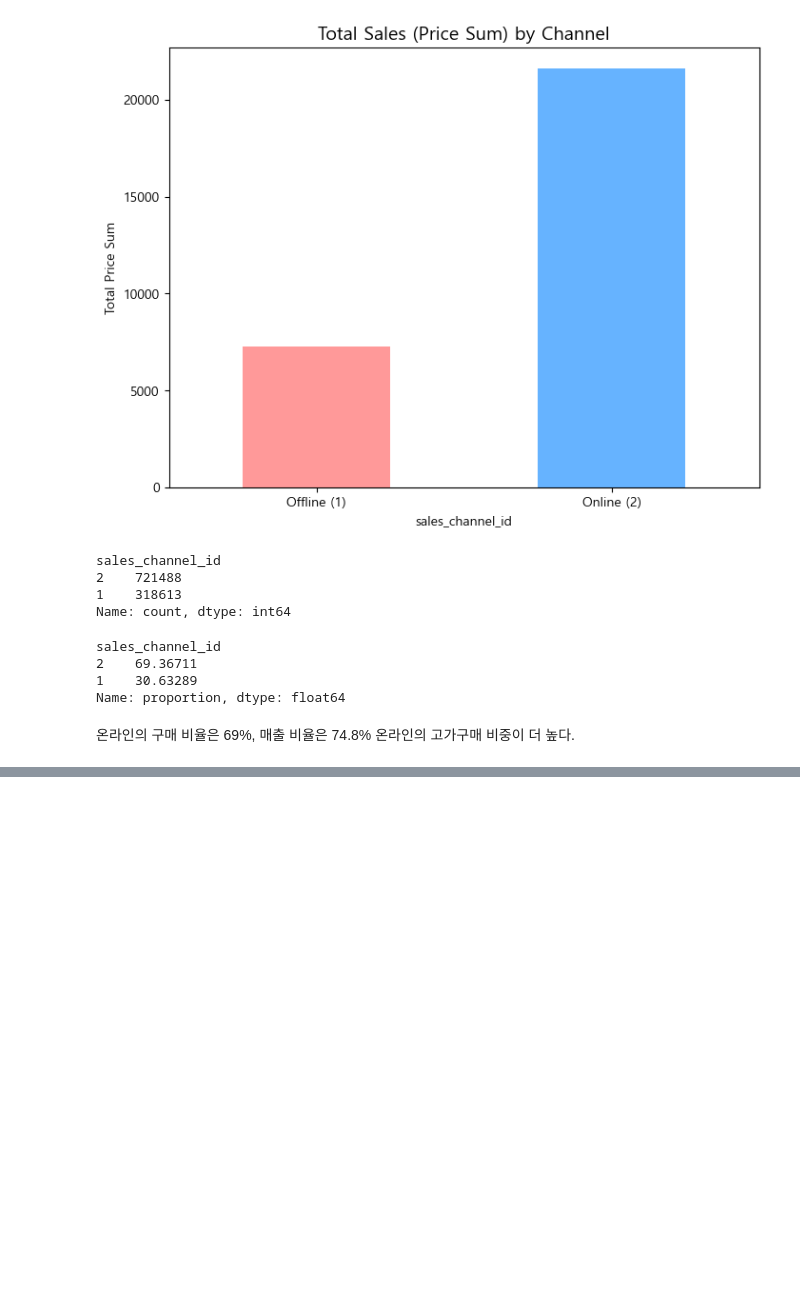
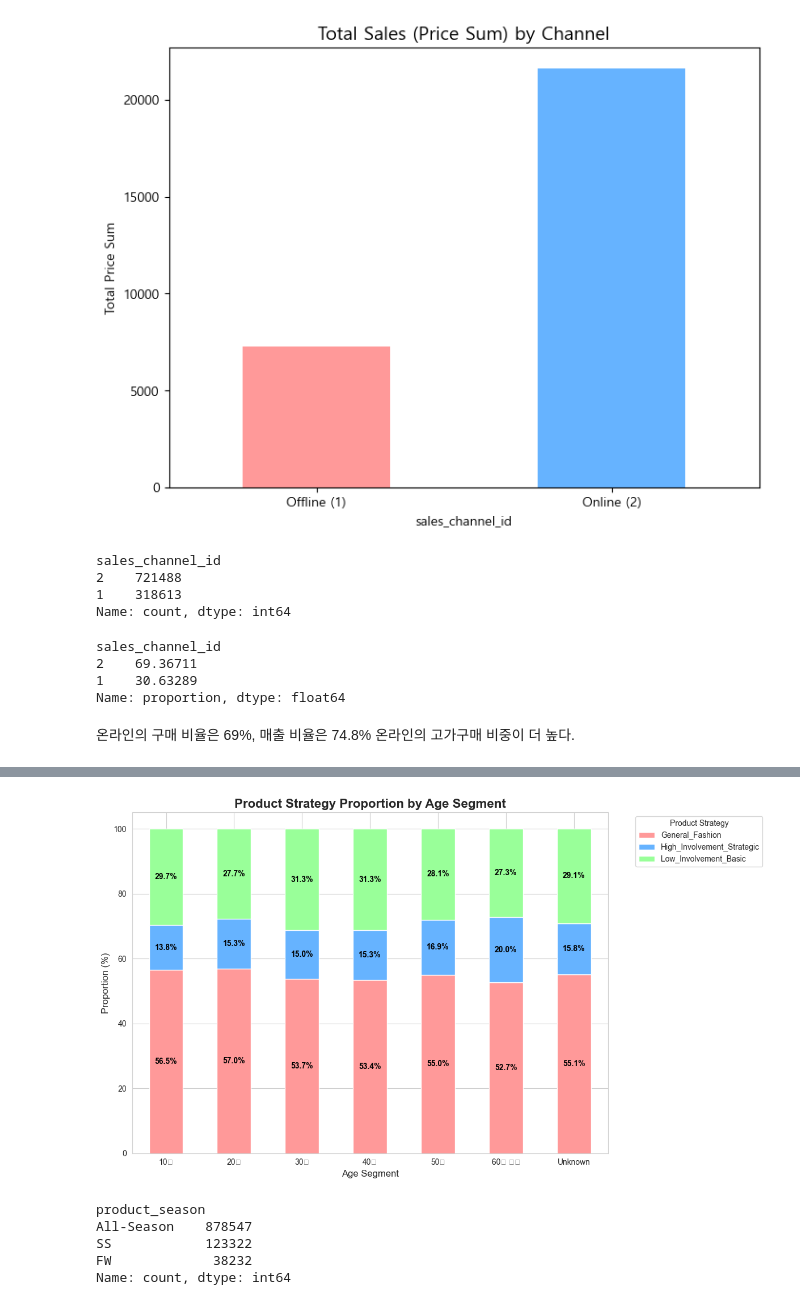
Before and after one commit to yoohengu/cross-gen-biz-analysis, a Jupyter notebook: notebooks/soeun_eda/joinin.ipynb, the cells around one changed output, grey strips where cells are left out. Drawn from its saved outputs; the diff is of its cells as text; code cells hidden in the pictures; blank space fills up the shorter version.

```diff
--- a/notebooks/soeun_eda/joinin.ipynb
+++ b/notebooks/soeun_eda/joinin.ipynb
@@ -624,0 +746,46 @@ Name: proportion, dtype: float64
+# %%
+import pandas as pd
+import numpy as np
+import matplotlib.pyplot as plt
+import seaborn as sns
+
+# 1. 연령대와 제품 전략별로 그룹화하여 건수 집계
+age_strategy_counts = final_df.groupby(['age_segment', 'product_strategy']).size().unstack(fill_value=0)
+
+# 2. 연령대별 비중(%)으로 변환 (가로 합이 100%가 되도록)
+age_strategy_ratio = age_strategy_counts.div(age_strategy_counts.sum(axis=1), axis=0) * 100
+
+# 3. 연령대 정렬 (Unknown은 마지막으로)
+age_order = sorted([a for a in age_strategy_ratio.index if a != 'Unknown']) + ['Unknown']
+age_strategy_ratio = age_strategy_ratio.reindex(age_order)
+
+# 4. 시각화 (누적 막대 그래프)
+ax = age_strategy_ratio.plot(kind='bar', stacked=True, figsize=(12, 7),
+                             color=['#ff9999', '#66b3ff', '#99ff99'])
+
+plt.title('Product Strategy Proportion by Age Segment', fontsize=16, fontweight='bold')
+plt.xlabel('Age Segment', fontsize=12)
+plt.ylabel('Proportion (%)', fontsize=12)
+plt.legend(title='Product Strategy', bbox_to_anchor=(1.05, 1), loc='upper left')
+plt.xticks(rotation=0)
+
+# 5. 막대 위에 수치 표시
+for p in ax.patches:
+    width, height = p.get_width(), p.get_height()
+    if height > 5: # 비중이 너무 작으면 숫자가 겹치므로 5% 이상일 때만 표시
+        x, y = p.get_xy()
+        ax.annotate(f'{height:.1f}%', (x + width/2, y + height/2),
+                    ha='center', va='center', fontsize=10, fontweight='bold', color='black')
+
+plt.tight_layout()
+plt.show()
+# %% [output]
+[figure, added]
+# %%
+final_df['product_season'].value_counts()
+# %% [output]
+product_season
+All-Season    878547
+SS            123322
+FW             38232
+Name: count, dtype: int64
```
Also changed, not shown: parts of 49 cells of this notebook.
